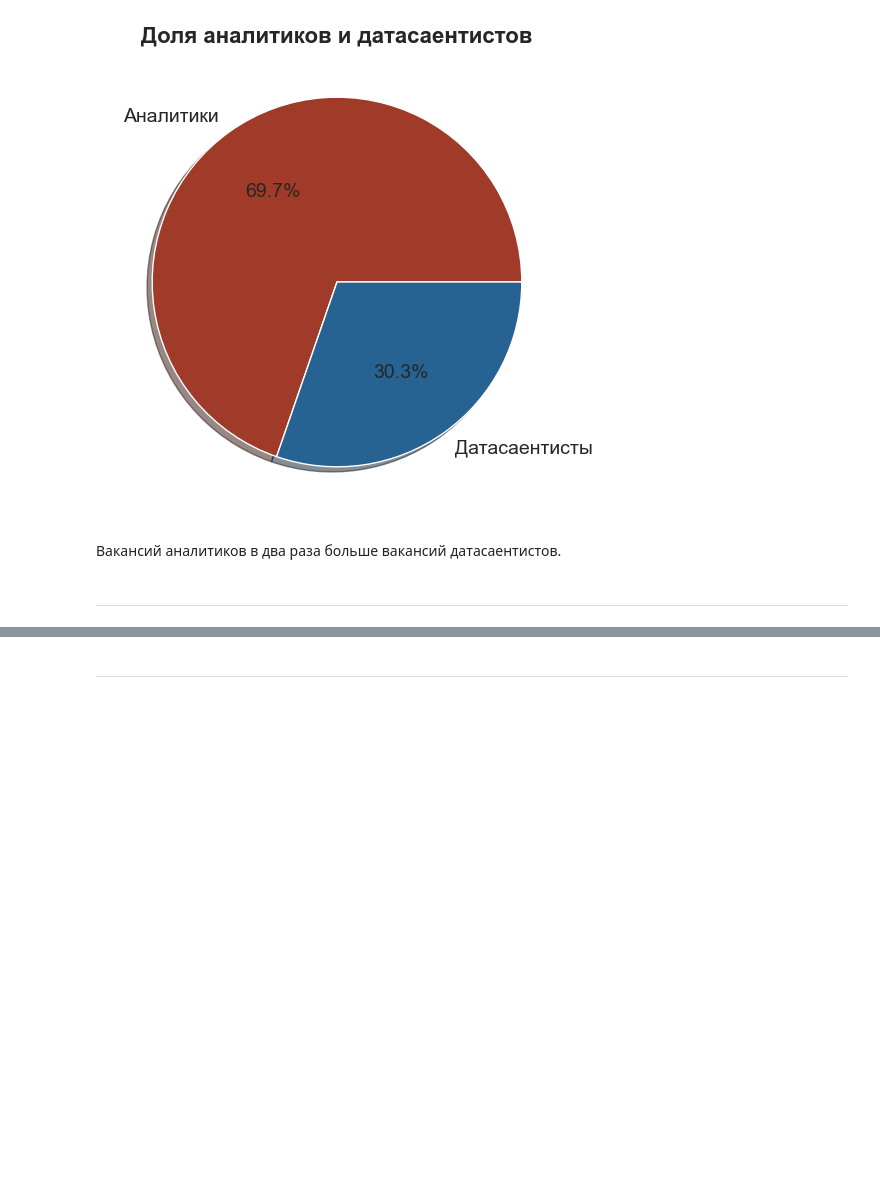
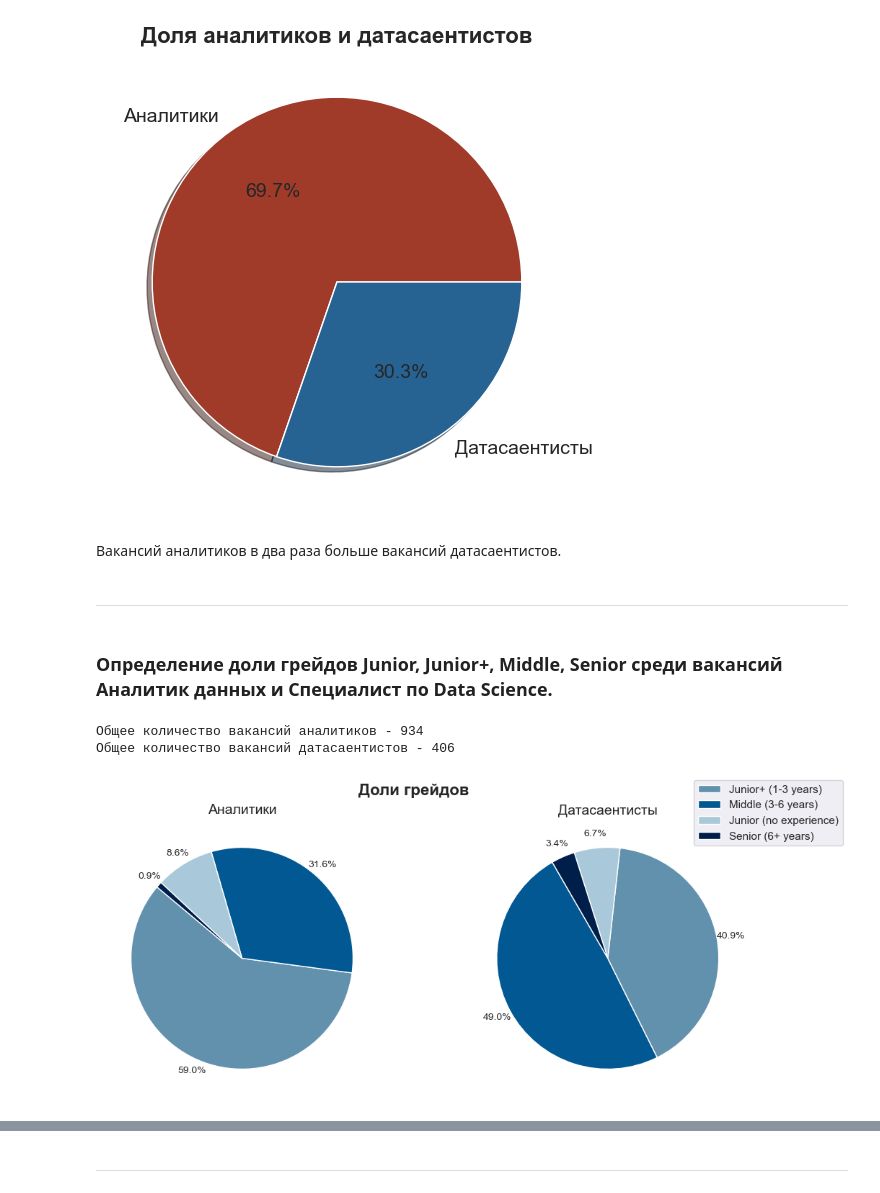
Before and after one commit to KuBaN658/vacancy_analysis, a Jupyter notebook: vacancy_analysis.ipynb, the cells around one changed output, grey strips where cells are left out. Drawn from its saved outputs; the diff is of its cells as text; code cells hidden in the pictures; blank space fills up the shorter version.

Commit message:
Начать переделывать на seaborn типичный аналитик

```diff
--- a/vacancy_analysis.ipynb
+++ b/vacancy_analysis.ipynb
@@ -776,3 +790,13 @@ COLORS = {'da': '#A03B2A', 'ds': '#266292'}
+# %%
+# определим цвета для наших графиков
+COLORS = {
+    'da': '#A03B2A',
+    'ds': '#266292',
+    'Junior (no experience)': '#A9C9DA',
+    'Junior+ (1-3 years)': '#6291AE',
+    'Middle (3-6 years)': '#015892',
+    'Senior (6+ years)': '#001E4A',
+    }
 # %% [markdown]
 ### Посмотрим баланс аналитиков и датасаентистов в выборке
 # %%
@@ -810,3 +834,56 @@ plt.show()
 Вакансий аналитиков в два раза больше вакансий датасаентистов.
 # %% [markdown]
 ---
+# %% [markdown]
+### Определение доли грейдов Junior, Junior+, Middle, Senior среди вакансий Аналитик данных и Специалист по Data Science.
+# %%
+# получаем данные
+df_da = (vacancies[vacancies.name_type == 'da'].experience.value_counts().reset_index()
+      .rename(columns={'experience': 'Опыт работы', 'count': 'Количество вакансий'}))
+df_ds = (vacancies[vacancies.name_type == 'ds'].experience.value_counts().reset_index()
+      .rename(columns={'experience': 'Опыт работы', 'count': 'Количество вакансий'}))
+
+# определяем цвета
+colors1 = [COLORS[name] for name in df_da['Опыт работы']]
+colors2 = [COLORS[name] for name in df_ds['Опыт работы']]
+
+print(f'Общее количество вакансий аналитиков - {df_da["Количество вакансий"].sum()}')
+print(f'Общее количество вакансий датасаентистов - {df_ds["Количество вакансий"].sum()}')
+
+# Создаем фигуру и оси для двух подграфиков
+fig, ax = plt.subplots(1, 2, figsize=(12, 5))
+
+# Круговая диаграмма для аналитиков
+ax[0].pie(
+      df_da['Количество вакансий'],
+      labels=None,
+      autopct='%1.1f%%',
+      startangle=140,
+      colors=colors1,
+      textprops={'fontsize': 10},
+      pctdistance=1.11
+)
+ax[0].set_title('Аналитики', fontsize=14)
+
+# Круговая диаграмма для датасаентистов
+ax[1].pie(
+    df_ds['Количество вакансий'],
+    autopct='%1.1f%%',
+    startangle=120,
+    colors=colors2,
+    textprops={'fontsize': 10},
+    pctdistance=1.13
+    )
+ax[1].set_title('Датасаентисты', fontsize=14)
+
+# Добавляем общий заголовок для всех подграфиков
+plt.suptitle('Доли грейдов', fontsize=16, fontweight='bold')
+
+fig.legend(df_da['Опыт работы'], loc="upper right")
+
+# Отображаем график
+plt.show()
+# %% [output]
+Общее количество вакансий аналитиков - 934
+Общее количество вакансий датасаентистов - 406
+[figure, added]
```
Also changed, not shown: parts of 47 cells of this notebook.
